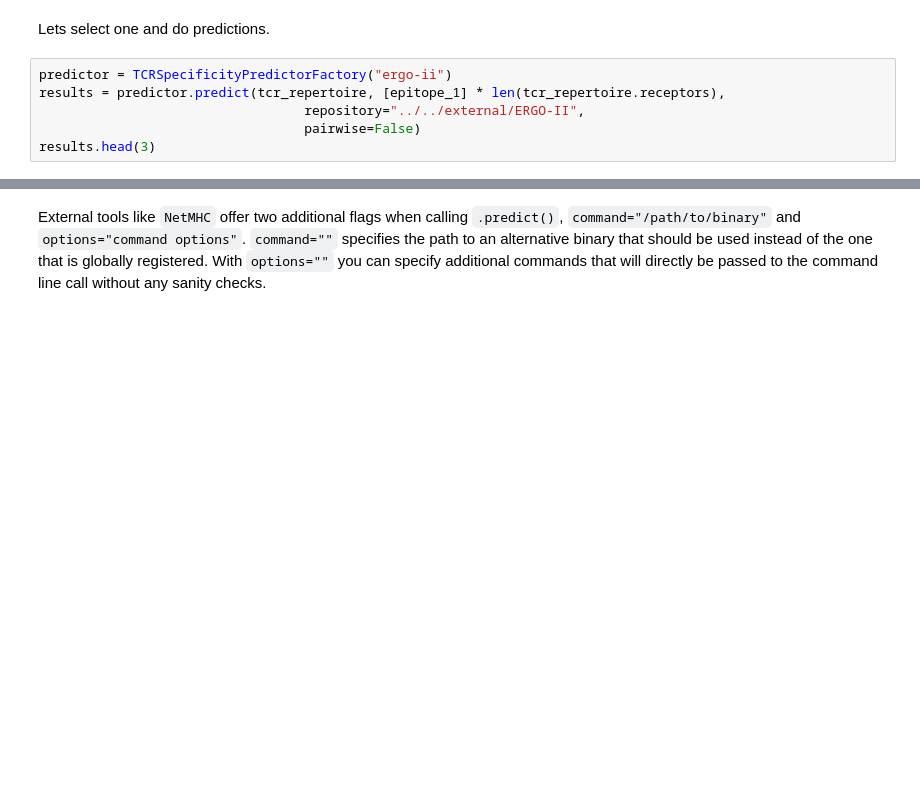
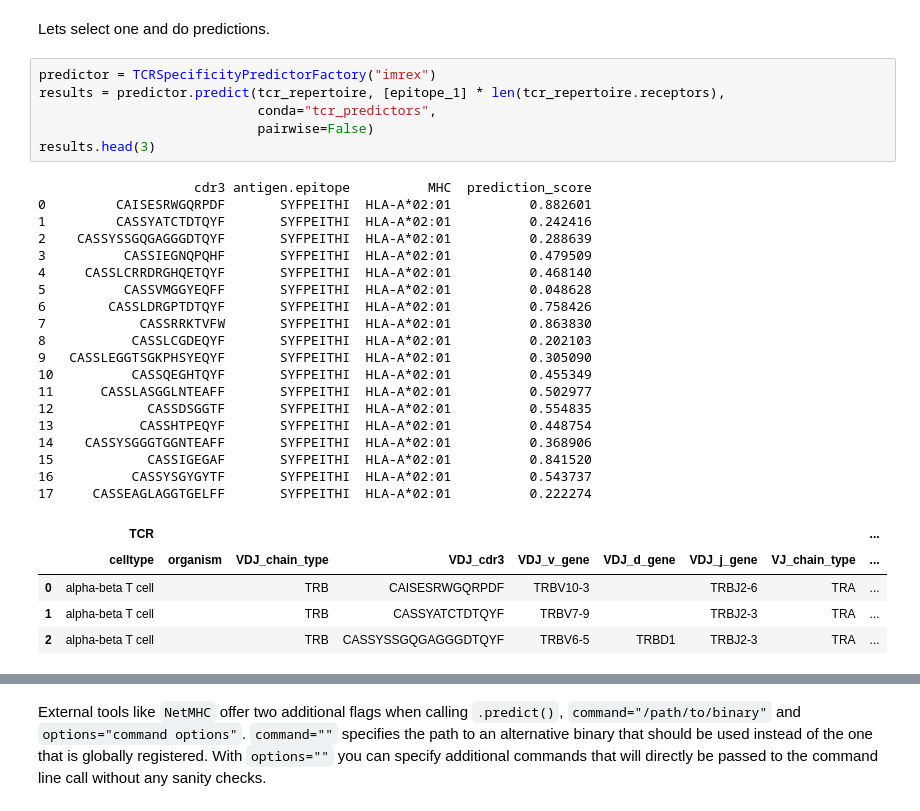
Before and after one commit to SchubertLab/epytope, a Jupyter notebook: epytope/tutorials/TCRPrediction.ipynb, the cells around one changed output, grey strips where cells are left out. Drawn from its saved outputs; the diff is of its cells as text; blank space fills up the shorter version.

```diff
--- a/epytope/tutorials/TCRPrediction.ipynb
+++ b/epytope/tutorials/TCRPrediction.ipynb
@@ -94,8 +137,33 @@ for name, version in TCRSpecificityPredictorFactory.available_methods().items():
 # %% [markdown]
 Lets select one and do predictions.
 # %%
-predictor = TCRSpecificityPredictorFactory("ergo-ii")
+predictor = TCRSpecificityPredictorFactory("imrex")
 results = predictor.predict(tcr_repertoire, [epitope_1] * len(tcr_repertoire.receptors),
-                                  repository="../../external/ERGO-II",
-                                  pairwise=False)
+                            conda="tcr_predictors",
+                            pairwise=False)
 results.head(3)
+# %% [output]
+                    cdr3 antigen.epitope          MHC  prediction_score
+0         CAISESRWGQRPDF       SYFPEITHI  HLA-A*02:01          0.882601
+1         CASSYATCTDTQYF       SYFPEITHI  HLA-A*02:01          0.242416
+2    CASSYSSGQGAGGGDTQYF       SYFPEITHI  HLA-A*02:01          0.288639
+3          CASSIEGNQPQHF       SYFPEITHI  HLA-A*02:01          0.479509
+4     CASSLCRRDRGHQETQYF       SYFPEITHI  HLA-A*02:01          0.468140
+5          CASSVMGGYEQFF       SYFPEITHI  HLA-A*02:01          0.048628
+6        CASSLDRGPTDTQYF       SYFPEITHI  HLA-A*02:01          0.758426
+7            CASSRRKTVFW       SYFPEITHI  HLA-A*02:01          0.863830
+8           CASSLCGDEQYF       SYFPEITHI  HLA-A*02:01          0.202103
+9   CASSLEGGTSGKPHSYEQYF       SYFPEITHI  HLA-A*02:01          0.305090
+10          CASSQEGHTQYF       SYFPEITHI  HLA-A*02:01          0.455349
+11      CASSLASGGLNTEAFF       SYFPEITHI  HLA-A*02:01          0.502977
+12            CASSDSGGTF       SYFPEITHI  HLA-A*02:01          0.554835
+13           CASSHTPEQYF       SYFPEITHI  HLA-A*02:01          0.448754
+14    CASSYSGGGTGGNTEAFF       SYFPEITHI  HLA-A*02:01          0.368906
+15            CASSIGEGAF       SYFPEITHI  HLA-A*02:01          0.841520
+16          CASSYSGYGYTF       SYFPEITHI  HLA-A*02:01          0.543737
+17     CASSEAGLAGGTGELFF       SYFPEITHI  HLA-A*02:01          0.222274
+|  | TCR |  |  |  |  |  |  |  | ... |
+|  | celltype | organism | VDJ_chain_type | VDJ_cdr3 | VDJ_v_gene | VDJ_d_gene | VDJ_j_gene | VJ_chain_type | ... |
+| 0 | alpha-beta T cell |  | TRB | CAISESRWGQRPDF | TRBV10-3 |  | TRBJ2-6 | TRA | ... |
+| 1 | alpha-beta T cell |  | TRB | CASSYATCTDTQYF | TRBV7-9 |  | TRBJ2-3 | TRA | ... |
+| 2 | alpha-beta T cell |  | TRB | CASSYSSGQGAGGGDTQYF | TRBV6-5 | TRBD1 | TRBJ2-3 | TRA | ... |
```
Also changed, not shown: parts of 14 cells of this notebook, 4 other files.
